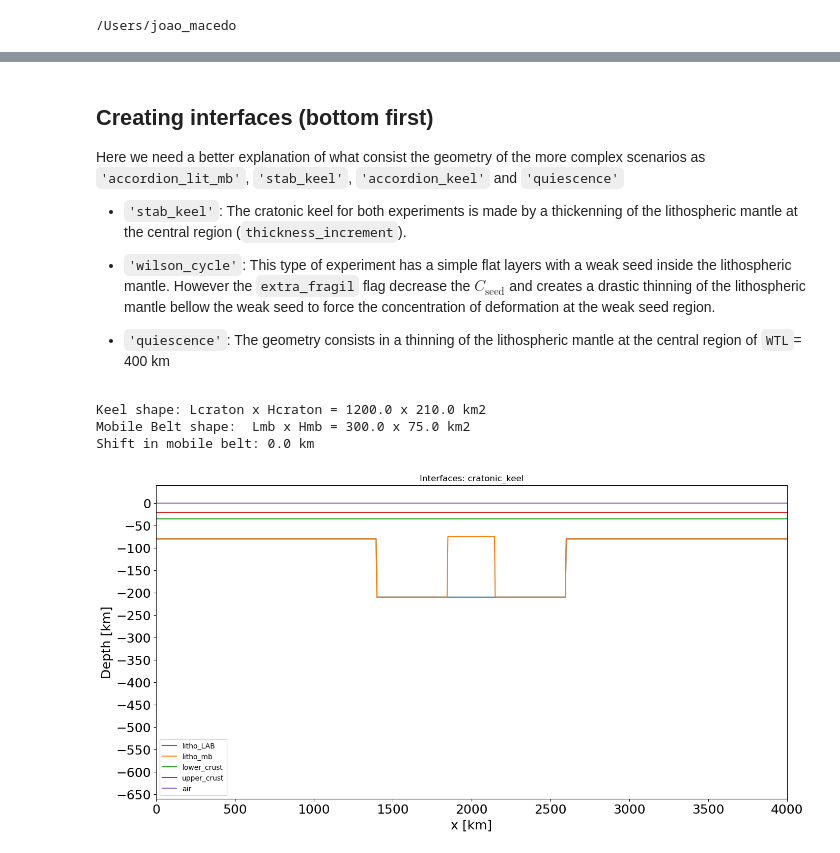
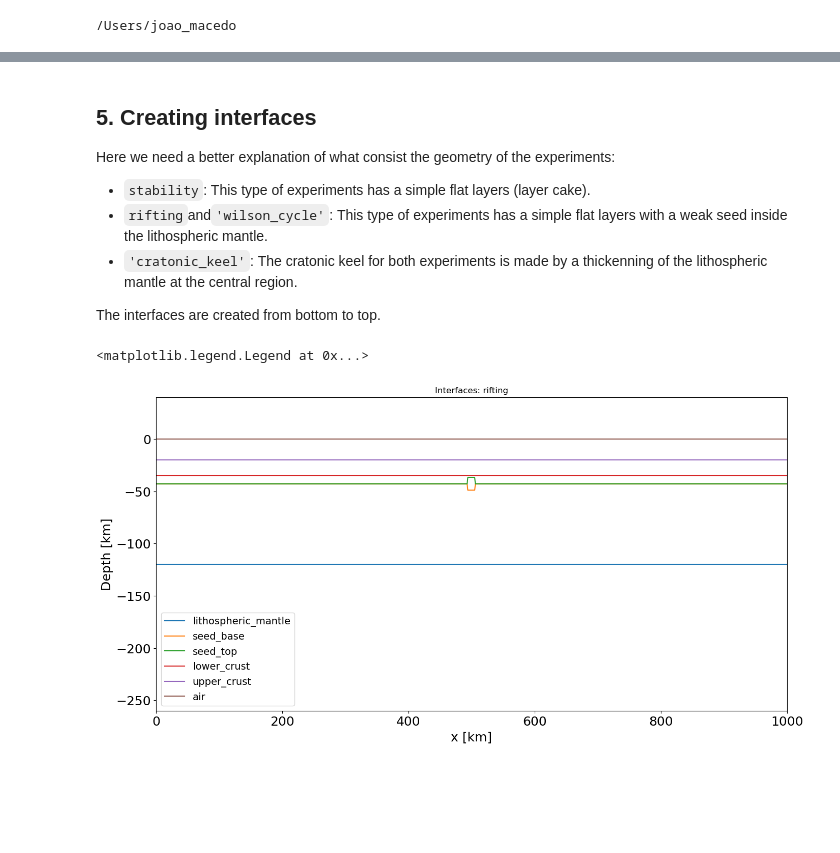
Before and after one commit to jopmas/scripts, a Jupyter notebook: create_inputs.ipynb, the cells around one changed output, grey strips where cells are left out. Drawn from its saved outputs; the diff is of its cells as text; code cells hidden in the pictures; blank space fills up the shorter version.

```diff
--- a/create_inputs.ipynb
+++ b/create_inputs.ipynb
@@ -242,0 +218,15 @@ For more information about, please, check de commented lines within the code cel
+# %%
+# Geodynamic experiments
+experiments = {'rifting': 'Rifting experiment',
+               'stability': 'LAB (1300 oC) stability',
+               'wilson_cycle': 'Wilson Cycle',
+               'cratonic_keel': 'Cratonic Keel',
+               }
+
+#Uncomment one of the lines below to select the the kind of tectonic scenario
+experiment = 'rifting'
+# experiment = 'stability'
+# experiment = 'wilson_cycle'
+# experiment = 'cratonic_keel'
+
+ncores=20
@@ -1566,19 +1351,17 @@ H lithosphere: 80.0 km
 # %% [markdown]
-## Creating interfaces (bottom first)
+## 5. Creating interfaces
 
-Here we need a better explanation of what consist the geometry of the more complex scenarios as `'accordion_lit_mb'`, `'stab_keel'`, `'accordion_keel'` and `'quiescence'`
+Here we need a better explanation of what consist the geometry of the experiments:
+- `stability`: This type of experiments has a simple flat layers (layer cake).
+- `rifting`and`'wilson_cycle'`: This type of experiments has a simple flat layers with a weak seed inside the lithospheric mantle.
+- `'cratonic_keel'`: The cratonic keel for both experiments is made by a thickenning of the lithospheric mantle at the central region.
 
-
-- `'stab_keel'`: The cratonic keel for both experiments is made by a thickenning of the lithospheric mantle at the central region (`thickness_increment`).
-
-- `'wilson_cycle'`: This type of experiment has a simple flat layers with a weak seed inside the lithospheric mantle. However the `extra_fragil` flag decrease the $C_{\mathrm{seed}}$ and creates a drastic thinning of the lithospheric mantle bellow the weak seed to force the concentration of deformation at the weak seed region.
-
-- `'quiescence'`: The geometry consists in a thinning of the lithospheric mantle at the central region of `WTL`= 400 km
+The interfaces are created from bottom to top.
 # %%
 if(experiment == 'wilson_cycle' or experiment == 'rifting' or experiment == 'stability'):
     if(seed_in_litho):
         interfaces = {
-            "litho": np.ones(Nx) * (thickness_litho + thickness_sa),
+            "lithospheric_mantle": np.ones(Nx) * (thickness_litho + thickness_sa),
             "seed_base": np.ones(Nx) * (seed_depth + thickness_lower_crust + thickness_upper_crust + thickness_sa),
             "seed_top": np.ones(Nx) * (seed_depth + thickness_lower_crust + thickness_upper_crust + thickness_sa),
             "lower_crust": np.ones(Nx) * (thickness_lower_crust + thickness_upper_crust + thickness_sa),
@@ -1590,12 +1373,9 @@ if(experiment == 'wilson_cycle' or experiment == 'rifting' or experiment == 'sta
         # thickness_seed = 6 * 1.0e3
         thickness_seed = 12 * 1.0e3
         # seed horizontal position (m)
-        # x_seed = 800 * 1.0e3
         x_seed = Lx / 2.0
-        # x_seed = Lx / 2.0 + 200.0e3
         # seed: number of points of horizontal extent
-        # n_seed = 6
-        n_seed = 12
+        n_seed = int(thickness_seed/1.0e3)
 
         interfaces["seed_base"][
             int(Nx * x_seed // Lx - n_seed // 2) : int(Nx * x_seed // Lx + n_seed // 2)
@@ -1615,7 +1395,7 @@ if(experiment == 'wilson_cycle' or experiment == 'rifting' or experiment == 'sta
         )
     else: #no seed
         interfaces = {
-        "litho": np.ones(Nx) * (thickness_litho + thickness_sa),
+        "lithospheric_mantle": np.ones(Nx) * (thickness_litho + thickness_sa),
         "lower_crust": np.ones(Nx) * (thickness_lower_crust + thickness_upper_crust + thickness_sa),
         "upper_crust": np.ones(Nx) * (thickness_upper_crust + thickness_sa),
         "air": np.ones(Nx) * (thickness_sa),
@@ -1626,7 +1406,7 @@ elif(experiment == 'cratonic_keel'):
 
     if(mobile_belt == False):
         interfaces = {
-        "litho": np.ones(Nx) * (thickness_litho + thickness_sa),
+        "lithospheric_mantle": np.ones(Nx) * (thickness_litho + thickness_sa),
         "lower_crust": np.ones(Nx) * (thickness_lower_crust + thickness_upper_crust + thickness_sa),
         "upper_crust": np.ones(Nx) * (thickness_upper_crust + thickness_sa),
         "air": np.ones(Nx) * (thickness_sa),
@@ -1675,14 +1455,6 @@ elif(experiment == 'cratonic_keel'):
 
         interfaces['litho_mb'][Nx//2 - N_Lmb//2 + Nshift + Nshift_mb : Nx//2 + N_Lmb//2 + Nshift + Nshift_mb] = thickness_sa + thickening - thinning
 
-    print(f"Keel shape: Lcraton x Hcraton = {Lcraton/1.0e3} x {thickening/1.0e3} km2")
-    scenario_infos.append(f"Keel shape Lcraton x Hcraton = {Lcraton/1.0e3} x {thickening/1.0e3} km2")
-    if(mobile_belt):
-        print(f"Mobile Belt shape:  Lmb x Hmb = {Lmb/1.0e3} x {(thickening-thinning)/1.0e3} km2")
-        print(f"Shift in mobile belt: {shift_mb/1.0e3} km")
-        scenario_infos.append(f"Mobile Belt shape: Lmb x Hmb = {Lmb/1.0e3} x {(thickening-thinning)/1.0e3} km2")
-        scenario_infos.append(f"Shift in mobile belt: {shift_mb/1.0e3} km")
-
 # Create the interface file and saving
 with open("interfaces.txt", "w") as f:
 
@@ -1694,31 +1466,26 @@ with open("interfaces.txt", "w") as f:
     # layer interfaces
     data = -1 * np.array(tuple(interfaces.values())).T
     # np.savetxt(f, data, fmt="%.1f")
-# %% [output]
-Keel shape: Lcraton x Hcraton = 1200.0 x 210.0 km2
-Mobile Belt shape:  Lmb x Hmb = 300.0 x 75.0 km2
-Shift in mobile belt: 0.0 km
 # %%
 #Plot interfaces
 fig, ax = plt.subplots(figsize=(16, 8))
 
 for label, layer in interfaces.items():
     ax.plot(x / 1e3, (-layer + thickness_sa) / 1e3, label=f"{label}")
 
 ax.set_yticks(np.arange(-Lz / 1e3, 1 / 1e3, 50))
 ax.set_xlim([0, Lx/1000])
 ax.set_ylim([(-Lz + thickness_sa) / 1e3, 0 + thickness_sa / 1e3])
 
 ax.set_xlabel("x [km]")
 ax.set_ylabel("Depth [km]")
 
 ax.set_xlabel("x [km]", fontsize=label_size)
 ax.set_ylabel("Depth [km]", fontsize=label_size)
 
-plt.title("Interfaces: " + experiment)
-plt.legend()
-
-plt.show()
+ax.set_title("Interfaces: " + experiment)
+ax.legend(loc='lower left', fontsize=label_size-4)
 # %% [output]
+<matplotlib.legend.Legend at 0x...>
-[figure, old version]
+[figure, new version]
 # %% [markdown]
```
Also changed, not shown: parts of 40 cells of this notebook, 6 other files.
